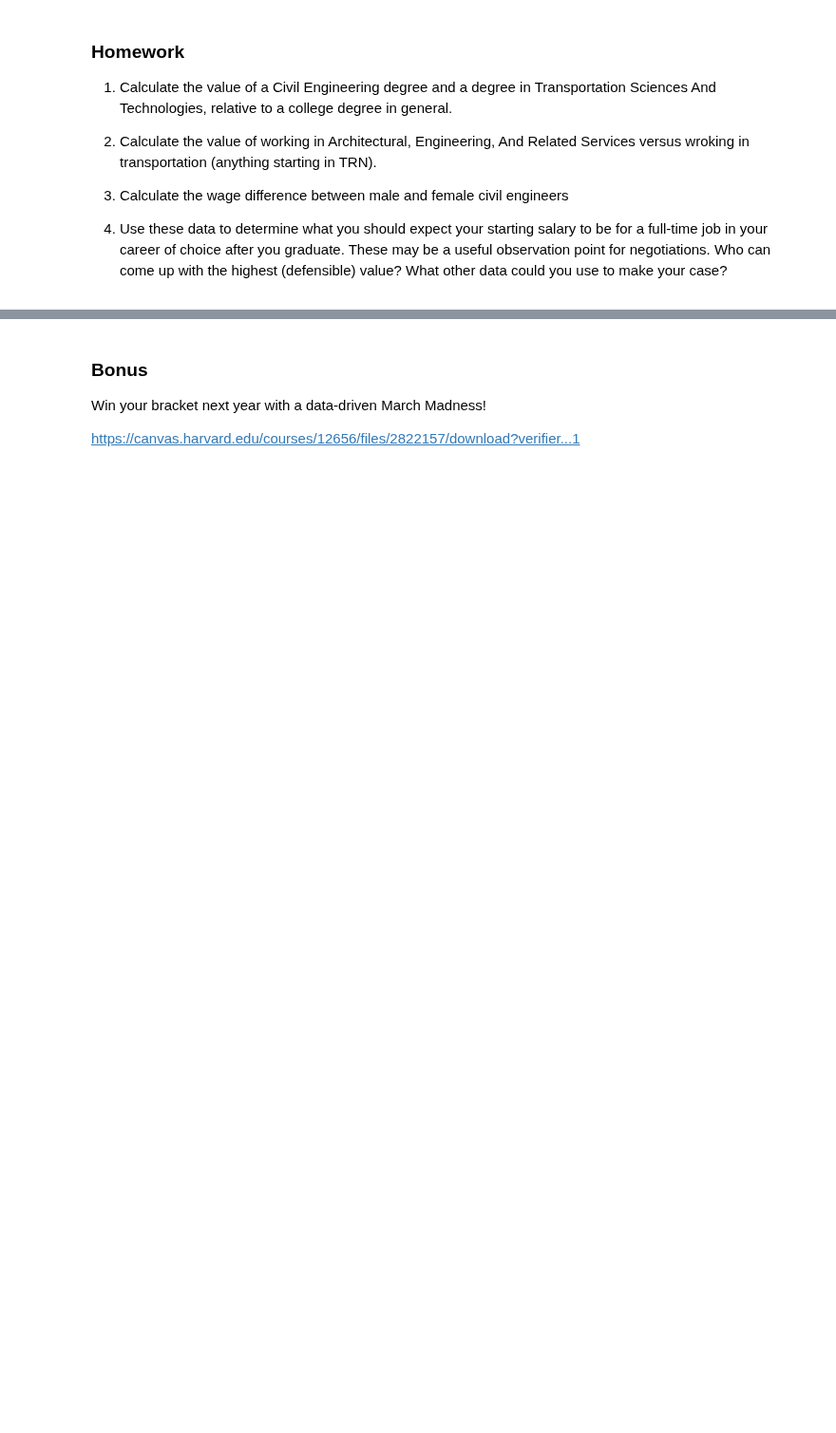
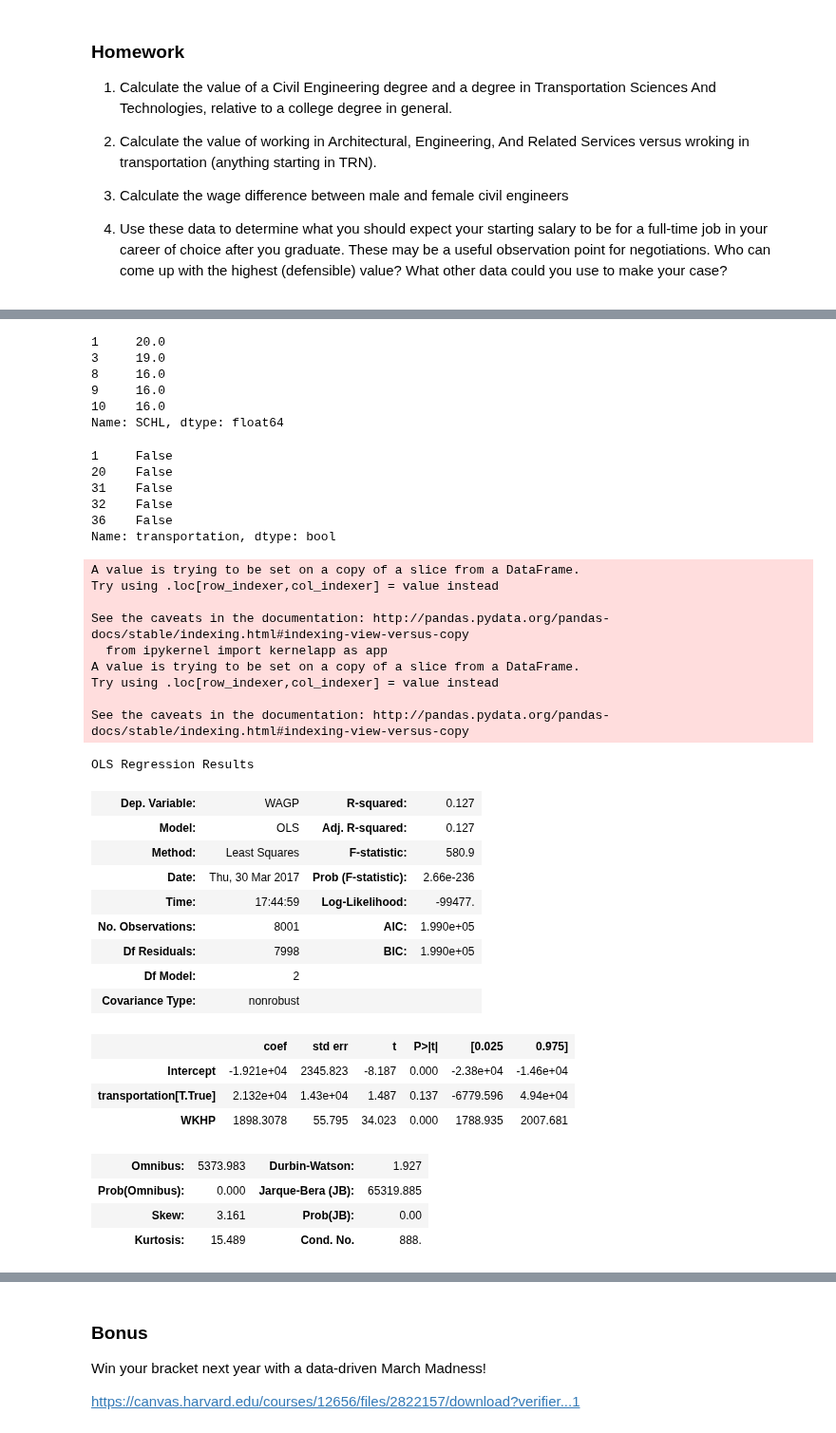
Before and after one commit to uky-transport-data-science/ce599, a Jupyter notebook: 20-Regression 1/Regression 1.ipynb, the cells around one changed output, grey strips where cells are left out. Shown at 95% size. Drawn from its saved outputs; the diff is of its cells as text; code cells hidden in the pictures; blank space fills up the shorter version.

```diff
--- a/20-Regression 1/Regression 1.ipynb
+++ b/20-Regression 1/Regression 1.ipynb
@@ -339,0 +623,56 @@ print(res.summary())
+# %%
+df['SCHL'].head()
+# %% [output]
+1     20.0
+3     19.0
+8     16.0
+9     16.0
+10    16.0
+Name: SCHL, dtype: float64
+# %%
+college_df['transportation'].head()
+# %% [output]
+1     False
+20    False
+31    False
+32    False
+36    False
+Name: transportation, dtype: bool
+# %%
+# Is someone a civil_engineering grad
+college_df['civil'] = college_df['FOD1P'].apply(lambda x : x==2406)
+
+# Is someone a transportation grad
+college_df['transportation'] = college_df['FOD1P'].apply(lambda x : x==5901)
+
+mod = smf.ols(formula='WAGP ~ WKHP + transportation', data=college_df)
+res = mod.fit()
+res.summary()
+# %% [output]
+A value is trying to be set on a copy of a slice from a DataFrame.
+Try using .loc[row_indexer,col_indexer] = value instead
+
+See the caveats in the documentation: http://pandas.pydata.org/pandas-docs/stable/indexing.html#indexing-view-versus-copy
+  from ipykernel import kernelapp as app
+A value is trying to be set on a copy of a slice from a DataFrame.
+Try using .loc[row_indexer,col_indexer] = value instead
+
+See the caveats in the documentation: http://pandas.pydata.org/pandas-docs/stable/indexing.html#indexing-view-versus-copy
+OLS Regression Results
+| Dep. Variable: | WAGP | R-squared: | 0.127 |
+| Model: | OLS | Adj. R-squared: | 0.127 |
+| Method: | Least Squares | F-statistic: | 580.9 |
+| Date: | Thu, 30 Mar 2017 | Prob (F-statistic): | 2.66e-236 |
+| Time: | 17:44:59 | Log-Likelihood: | -99477. |
+| No. Observations: | 8001 | AIC: | 1.990e+05 |
+| Df Residuals: | 7998 | BIC: | 1.990e+05 |
+| Df Model: | 2 |  |  |
+| Covariance Type: | nonrobust |  |  |
+|  | coef | std err | t | P>|t| | [0.025 | 0.975] |
+| Intercept | -1.921e+04 | 2345.823 | -8.187 | 0.000 | -2.38e+04 | -1.46e+04 |
+| transportation[T.True] | 2.132e+04 | 1.43e+04 | 1.487 | 0.137 | -6779.596 | 4.94e+04 |
+| WKHP | 1898.3078 | 55.795 | 34.023 | 0.000 | 1788.935 | 2007.681 |
+| Omnibus: | 5373.983 | Durbin-Watson: | 1.927 |
+| Prob(Omnibus): | 0.000 | Jarque-Bera (JB): | 65319.885 |
+| Skew: | 3.161 | Prob(JB): | 0.00 |
+| Kurtosis: | 15.489 | Cond. No. | 888. |
```
Also changed, not shown: parts of 22 cells of this notebook.
